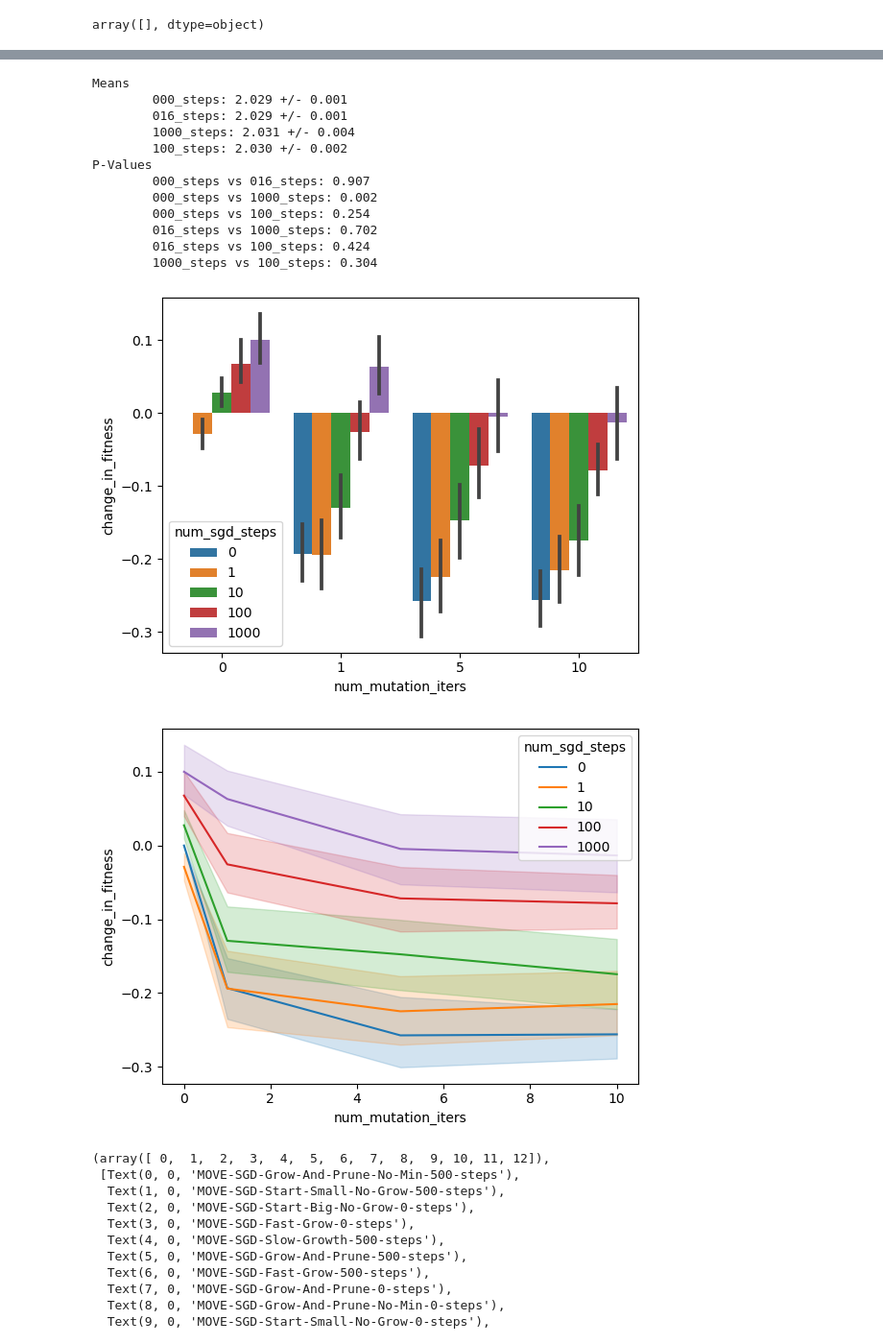
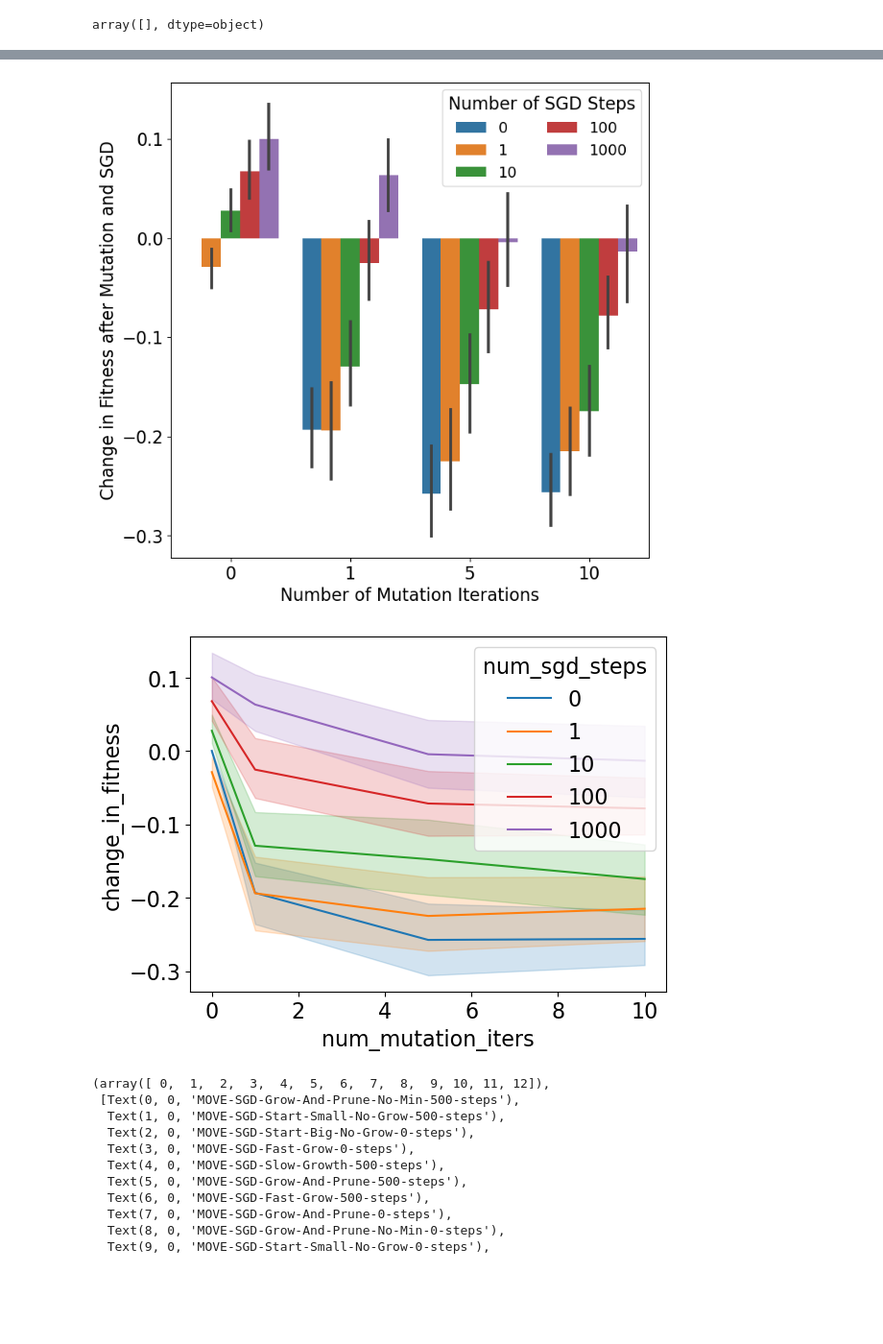
Before and after one commit to uvm-neurobotics-lab/MOVE, a Jupyter notebook: analysis/euc_distance.ipynb, the cells around one changed output, grey strips where cells are left out. Shown at 96% size. Saved outputs shown, nothing was run; the diff lists cells and outputs as text; code cells hidden in the pictures; blank space fills up the shorter version.

```diff
--- a/analysis/euc_distance.ipynb
+++ b/analysis/euc_distance.ipynb
@@ -580,42 +460,27 @@ p_values
-# %%
-print("Means", end="\n\t")
-print("\n\t".join([f"{m}: {means[m]:.3f} +/- {cis[m][1]-cis[m][0]:.3f}" for i, m in enumerate(means)]))
-
-print("P-Values", end="\n\t")
-p_values = {tuple(sorted(list(k))):v for k, v in p_values.items()}
-print("\n\t".join([f"{m[0]} vs {m[1]}: {p_values[m]:.3f}" for i, m in enumerate(p_values)]))
-# %% [output]
-Means
-        000_steps: 2.029 +/- 0.001
-        016_steps: 2.029 +/- 0.001
-        1000_steps: 2.031 +/- 0.004
-        100_steps: 2.030 +/- 0.002
-P-Values
-        000_steps vs 016_steps: 0.907
-        000_steps vs 1000_steps: 0.002
-        000_steps vs 100_steps: 0.254
-        016_steps vs 1000_steps: 0.702
-        016_steps vs 100_steps: 0.424
-        1000_steps vs 100_steps: 0.304
 # %%
 import seaborn as sns
 import matplotlib.pyplot as plt
 import pandas as pd
 
 df = pd.read_csv("./n_mutations_by_sgd.csv")
 
 
+plt.figure(figsize=(8,8))
+plt.rcParams.update({'font.size': 16})
 sns.barplot(data=df, x="num_mutation_iters", y="change_in_fitness", hue="num_sgd_steps")
+plt.xlabel("Number of Mutation Iterations")
+plt.ylabel("Change in Fitness after Mutation and SGD")
+plt.legend(title="Number of SGD Steps", loc='upper right', ncols=2, fontsize=14)
 plt.savefig("./n_mutations_by_sgd.png")
 plt.show()
 
 #as line
 sns.lineplot(data=df, x="num_mutation_iters", y="change_in_fitness", hue="num_sgd_steps", palette="tab10")
 plt.savefig("./n_mutations_by_sgd_line.png")
 plt.show()
 # %% [output]
-[figure, old version]
+[figure, new version]
-[figure, old version]
+[figure, new version]
 # %%
 # do the same with analysis/partial_fitness.csv
 df = pd.read_csv("partial_fitness.csv")
```
Also changed, not shown: parts of 19 cells of this notebook, 17 other files.
